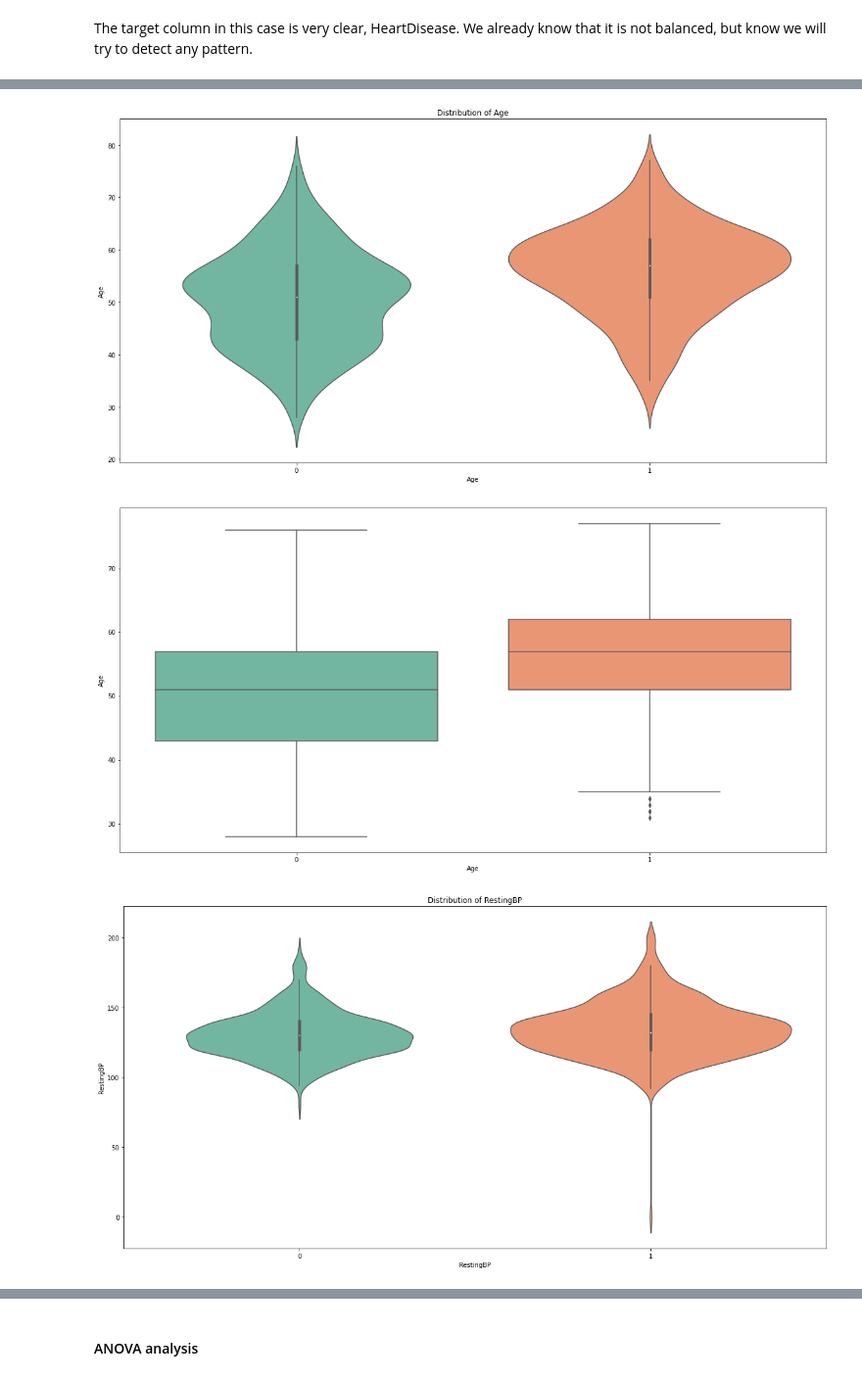
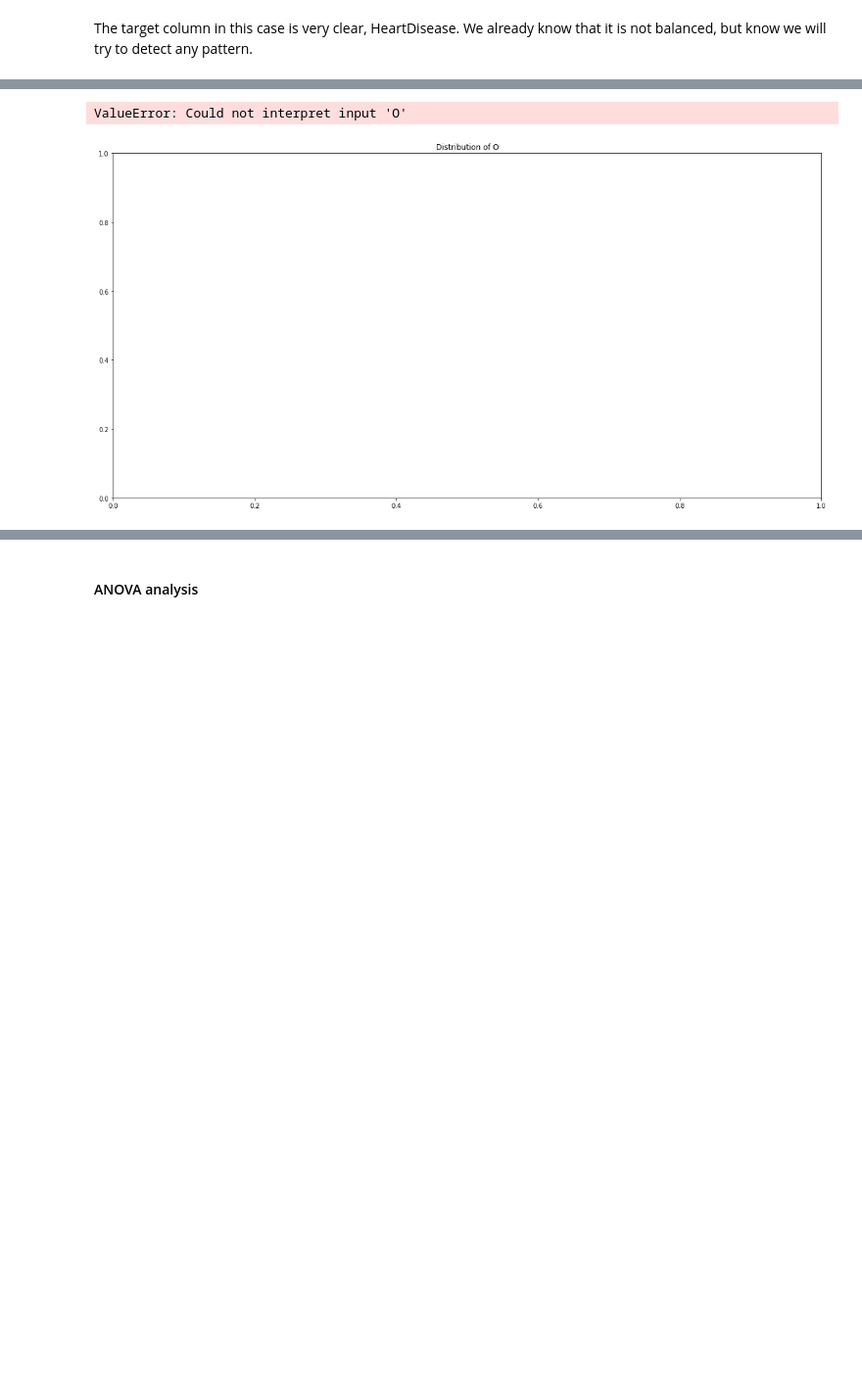
Before and after one commit to 13Mai13/heart-failure, a Jupyter notebook: notebooks/heart-failure.ipynb, the cells around one changed output, grey strips where cells are left out. Shown at 98% size. Cells and saved outputs as stored; diff of their text form; code cells hidden in the pictures; blank space fills up the shorter version.

Commit message:
add categorical vs target plot

```diff
--- a/notebooks/heart-failure.ipynb
+++ b/notebooks/heart-failure.ipynb
@@ -70,5 +70,5 @@ def plot_variable_distribution(variable_name):
     plt.close()
 # %%
 for numerical_feature in numerical_features:
-    plot_variable_distribution(numerical_name)
+    plot_variable_distribution(numerical_feature)
 # %% [output]
@@ -110,3 +119,9 @@ There are no missing values in this dataset.
 ### Outlier Detection
 # %%
 def plot_intercuartile_range(variable_name):
+    plt.figure(figsize=(20, 10))
+    sns.boxplot(data=data, x=f"{variable_name}")
+    plt.xlabel(f"{variable_name}")
+    plt.savefig(f"../results/EDA/{variable_name}_outliers.png")
+    plt.show()
+    plt.close()
@@ -126,22 +143,24 @@ The target column in this case is very clear, HeartDisease. We already know that
+# %%
+def distribution_acording_to_target_value(variable_name):
+    plt.figure(figsize=(20, 10))
+    plt.title(f"Distribution of {variable_name}")
+    ax = sns.violinplot(x="HeartDisease", y=f"{variable_name}",
+                    data=data, palette="Set2", split=True,
+                    scale="count")
+    plt.xlabel(f"{variable_name}")
+    plt.savefig(f"../results/EDA/violin_{variable_name}.png")
+    plt.show()
+    plt.close()
+
+    plt.figure(figsize=(20, 10))
+    ax = sns.boxplot(x="HeartDisease", y=f"{variable_name}", data=data, palette="Set2")
+    plt.xlabel(f"{variable_name}")
+    plt.savefig(f"../results/EDA/distribution_{variable_name}_target.png")
+    plt.show()
+    plt.close()
 # %%
-for column in numerical_features:
-    plt.figure(figsize=(20, 10))
-    plt.title(f"Distribution of {column}")
-    ax = sns.violinplot(x="HeartDisease", y=f"{column}",
-                    data=data, palette="Set2", split=True,
-                    scale="count")
-    plt.xlabel(f"{column}")
-    plt.savefig(f"../results/EDA/violin_{column}.png")
-    plt.show()
-    plt.close()
-
-    plt.figure(figsize=(20, 10))
-    ax = sns.boxplot(x="HeartDisease", y=f"{column}", data=data, palette="Set2")
-    plt.xlabel(f"{column}")
-    plt.savefig(f"../results/EDA/violin_{column}.png")
-    plt.show()
-    plt.close()
+for numerical_feature in numerical_features:
+    distribution_acording_to_target_value(numerical_feature)
 # %% [output]
+ValueError: Could not interpret input 'O'
-[figure, old version]
+[figure, new version]
-[figure, removed]
-[figure, removed]
```
Also changed, not shown: parts of 12 cells of this notebook, 4 other files.
